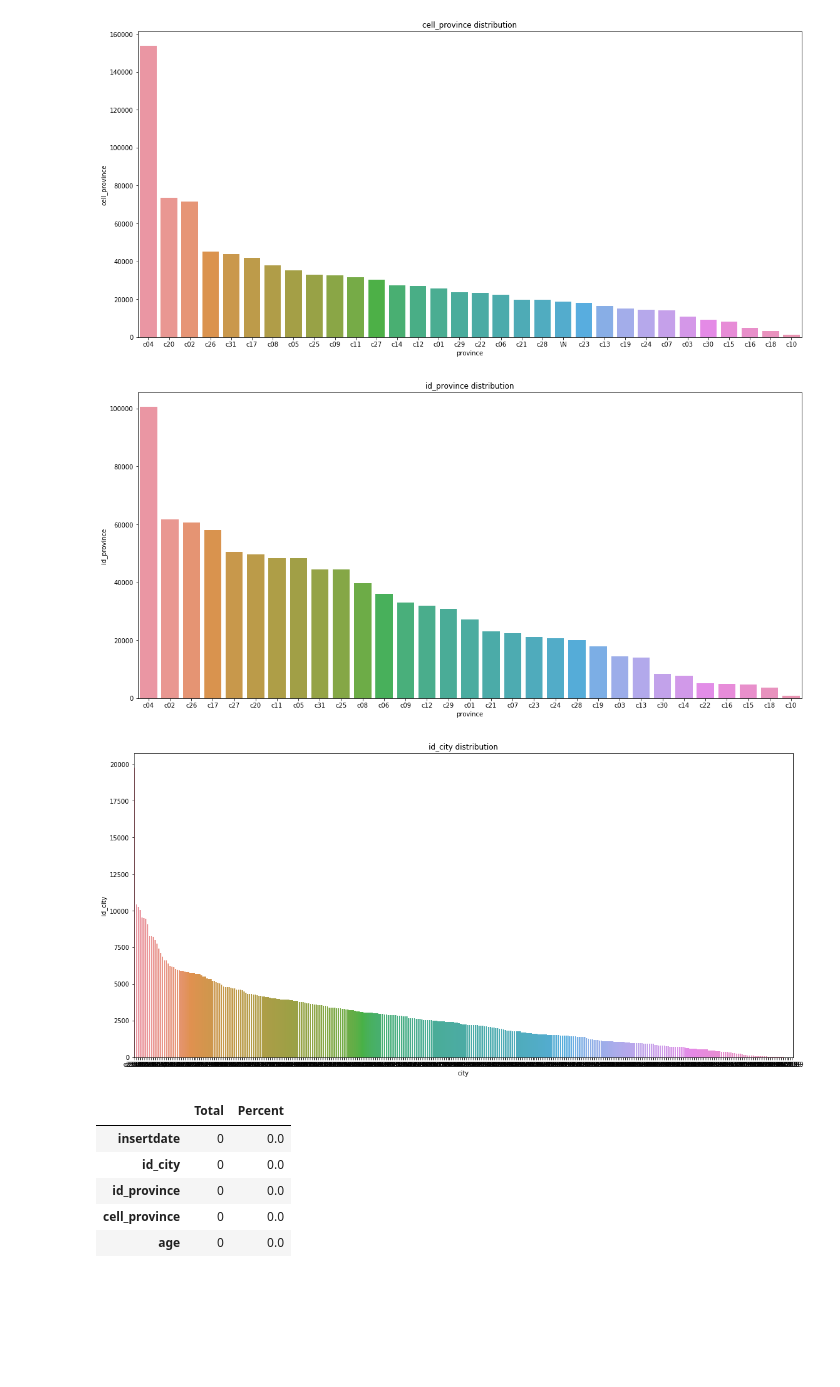
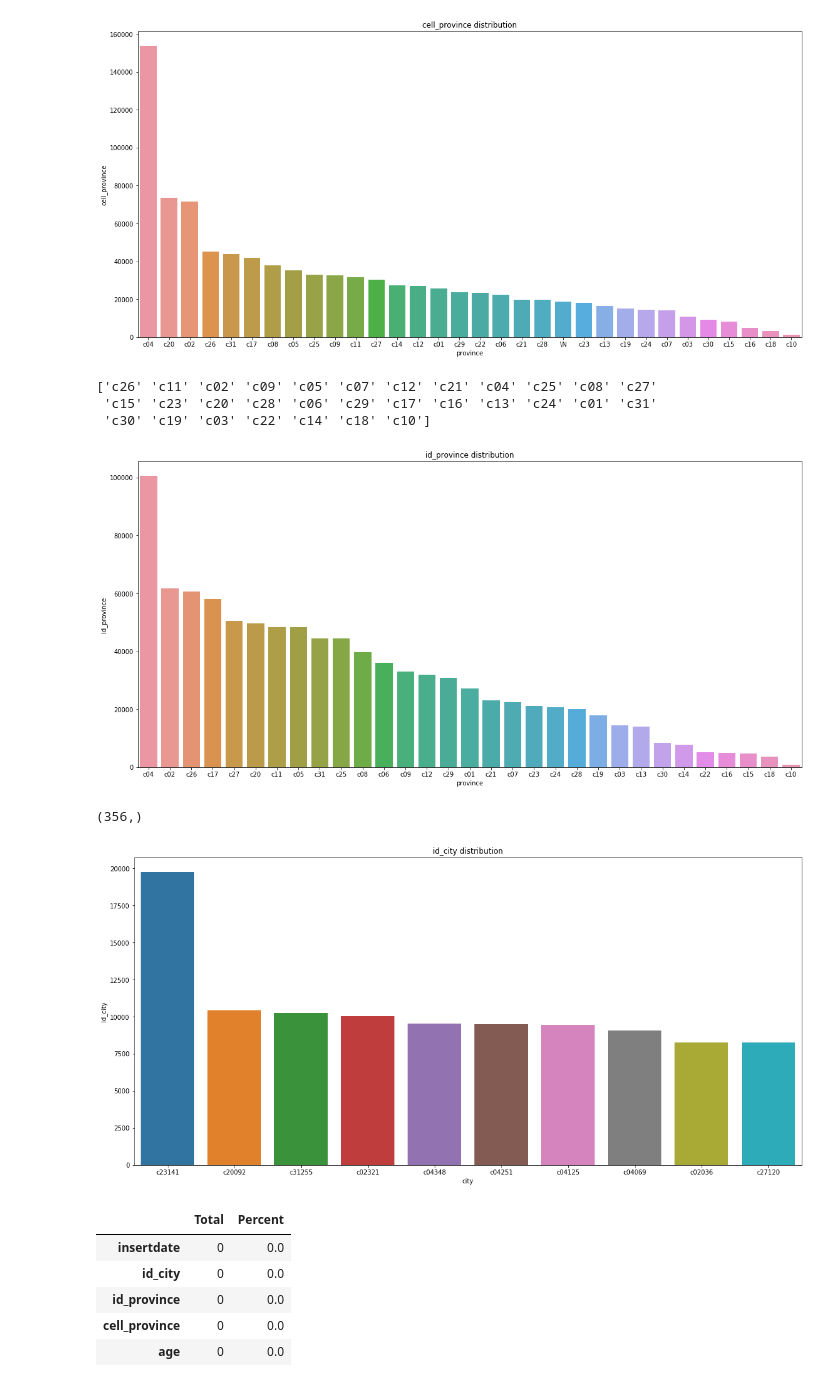
Before and after one commit to damaoguo/PaiPaiDai, a Jupyter notebook: EDA/DataOverview.ipynb, the cells around one changed output. Drawn from its saved outputs; the diff is of its cells as text; code cells hidden in the pictures; blank space fills up the shorter version.

```diff
--- a/EDA/DataOverview.ipynb
+++ b/EDA/DataOverview.ipynb
@@ -460,6 +576,7 @@ plt.show()
 # %% [output]
 [figure]
 # %%
+print(user_info['id_province'].unique())
 id_province = user_info['id_province'].value_counts().sort_values(ascending=False)
 fig, ax = plt.subplots(figsize=(19,9))
 sns.barplot( id_province.index,id_province.values, ax=ax)
@@ -468,17 +585,24 @@ ax.set(xlabel= 'province',
        title = "id_province distribution")
 plt.show()
 # %% [output]
+['c26' 'c11' 'c02' 'c09' 'c05' 'c07' 'c12' 'c21' 'c04' 'c25' 'c08' 'c27'
+ 'c15' 'c23' 'c20' 'c28' 'c06' 'c29' 'c17' 'c16' 'c13' 'c24' 'c01' 'c31'
+ 'c30' 'c19' 'c03' 'c22' 'c14' 'c18' 'c10']
 [figure]
 # %%
-id_city = user_info['id_city'].value_counts().sort_values(ascending=False)
+# 总共356个城市,前10的如下
+citys=user_info['id_city'].unique().shape
+print(citys)
+id_city = user_info['id_city'].value_counts().sort_values(ascending=False).head(10)
 fig, ax = plt.subplots(figsize=(19,9))
 sns.barplot( id_city.index,id_city.values, ax=ax)
 ax.set(xlabel= 'city',
        ylabel = 'id_city',
        title = "id_city distribution")
 plt.show()
 # %% [output]
+(356,)
-[figure, old version]
+[figure, new version]
 # %%
 # 检查缺省值
 total = user_info.isnull().sum().sort_values(ascending = False)
```
Also changed, not shown: parts of 31 cells of this notebook, 1 other file.
